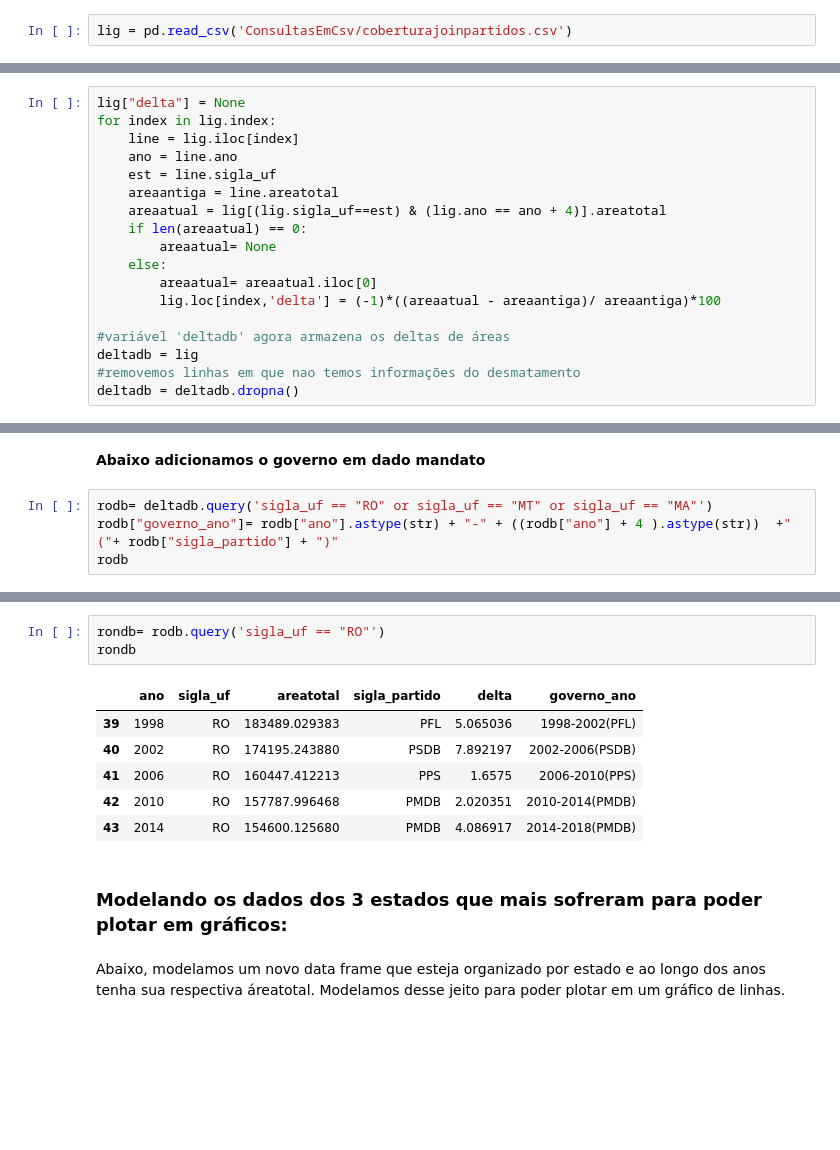
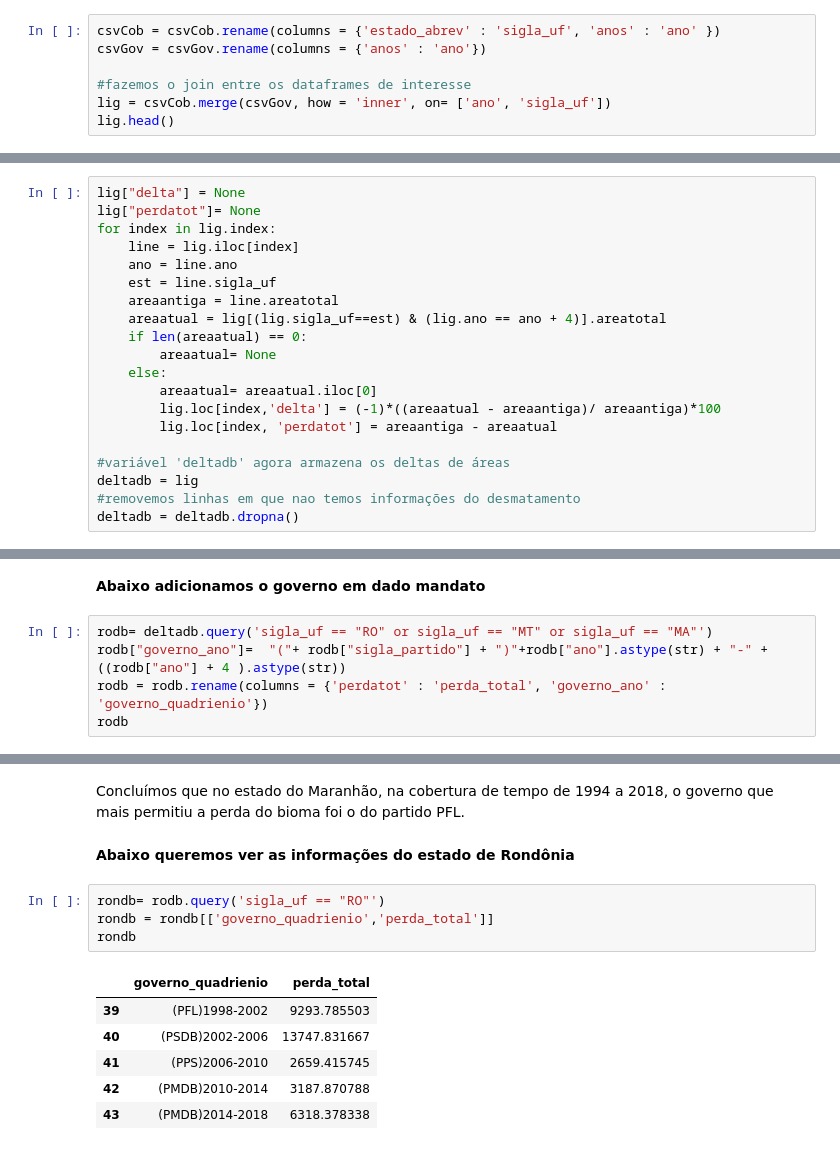
Before and after one commit to marcelo-campa/PS_Analytica, a Jupyter notebook: ProjetoAnalytica.ipynb, the cells around one changed output, grey strips where cells are left out. Saved outputs shown, nothing was run; the diff lists cells and outputs as text; blank space fills up the shorter version.

```diff
--- a/ProjetoAnalytica.ipynb
+++ b/ProjetoAnalytica.ipynb
@@ -108,2 +108,7 @@ csvCob
 # %%
-lig = pd.read_csv('ConsultasEmCsv/coberturajoinpartidos.csv')
+csvCob = csvCob.rename(columns = {'estado_abrev' : 'sigla_uf', 'anos' : 'ano' })
+csvGov = csvGov.rename(columns = {'anos' : 'ano'})
+
+#fazemos o join entre os dataframes de interesse
+lig = csvCob.merge(csvGov, how = 'inner', on= ['ano', 'sigla_uf'])
+lig.head()
@@ -154,6 +147,7 @@ lig.head(15)
     <h4> Nessa função, percorremos as linhas do database e pegamos a informação da área antes e após o mandato, para armazenar a porcentagem de quanto mudou na coluna delta
 # %%
 lig["delta"] = None
+lig["perdatot"]= None
 for index in lig.index:
     line = lig.iloc[index]
     ano = line.ano
@@ -165,6 +159,7 @@ for index in lig.index:
     else:
         areaatual= areaatual.iloc[0]
         lig.loc[index,'delta'] = (-1)*((areaatual - areaantiga)/ areaantiga)*100
+        lig.loc[index, 'perdatot'] = areaantiga - areaatual
 
 #variável 'deltadb' agora armazena os deltas de áreas
 deltadb = lig
@@ -314,6 +345,7 @@ dtype: float64
 <b> Abaixo adicionamos o governo em dado mandato
 # %%
 rodb= deltadb.query('sigla_uf == "RO" or sigla_uf == "MT" or sigla_uf == "MA"')
-rodb["governo_ano"]= rodb["ano"].astype(str) + "-" + ((rodb["ano"] + 4 ).astype(str))  +"("+ rodb["sigla_partido"] + ")"
+rodb["governo_ano"]=  "("+ rodb["sigla_partido"] + ")"+rodb["ano"].astype(str) + "-" + ((rodb["ano"] + 4 ).astype(str))
+rodb = rodb.rename(columns = {'perdatot' : 'perda_total', 'governo_ano' : 'governo_quadrienio'})
 rodb
 # %% [output]
@@ -356,15 +410,15 @@ madb
+# %% [markdown]
+<p> Concluímos que no estado do Maranhão, na cobertura de tempo de 1994 a 2018, o governo que mais permitiu a perda do bioma foi o do partido PFL.
+# %% [markdown]
+<b> Abaixo queremos ver as informações do estado de Rondônia
 # %%
 rondb= rodb.query('sigla_uf == "RO"')
+rondb = rondb[['governo_quadrienio','perda_total']]
 rondb
 # %% [output]
-|  | ano | sigla_uf | areatotal | sigla_partido | delta | governo_ano |
-| 39 | 1998 | RO | 183489.029383 | PFL | 5.065036 | 1998-2002(PFL) |
-| 40 | 2002 | RO | 174195.243880 | PSDB | 7.892197 | 2002-2006(PSDB) |
-| 41 | 2006 | RO | 160447.412213 | PPS | 1.6575 | 2006-2010(PPS) |
-| 42 | 2010 | RO | 157787.996468 | PMDB | 2.020351 | 2010-2014(PMDB) |
-| 43 | 2014 | RO | 154600.125680 | PMDB | 4.086917 | 2014-2018(PMDB) |
+|  | governo_quadrienio | perda_total |
+| 39 | (PFL)1998-2002 | 9293.785503 |
+| 40 | (PSDB)2002-2006 | 13747.831667 |
+| 41 | (PPS)2006-2010 | 2659.415745 |
+| 42 | (PMDB)2010-2014 | 3187.870788 |
+| 43 | (PMDB)2014-2018 | 6318.378338 |
-# %% [markdown]
-<h3>Modelando os dados dos 3 estados que mais sofreram para poder plotar em gráficos:
-# %% [markdown]
-<p> Abaixo, modelamos um novo data frame que esteja organizado por estado e ao longo dos anos tenha sua respectiva áreatotal.
-    Modelamos desse jeito para poder plotar em um gráfico de linhas.
```
Also changed, not shown: parts of 36 cells of this notebook.
